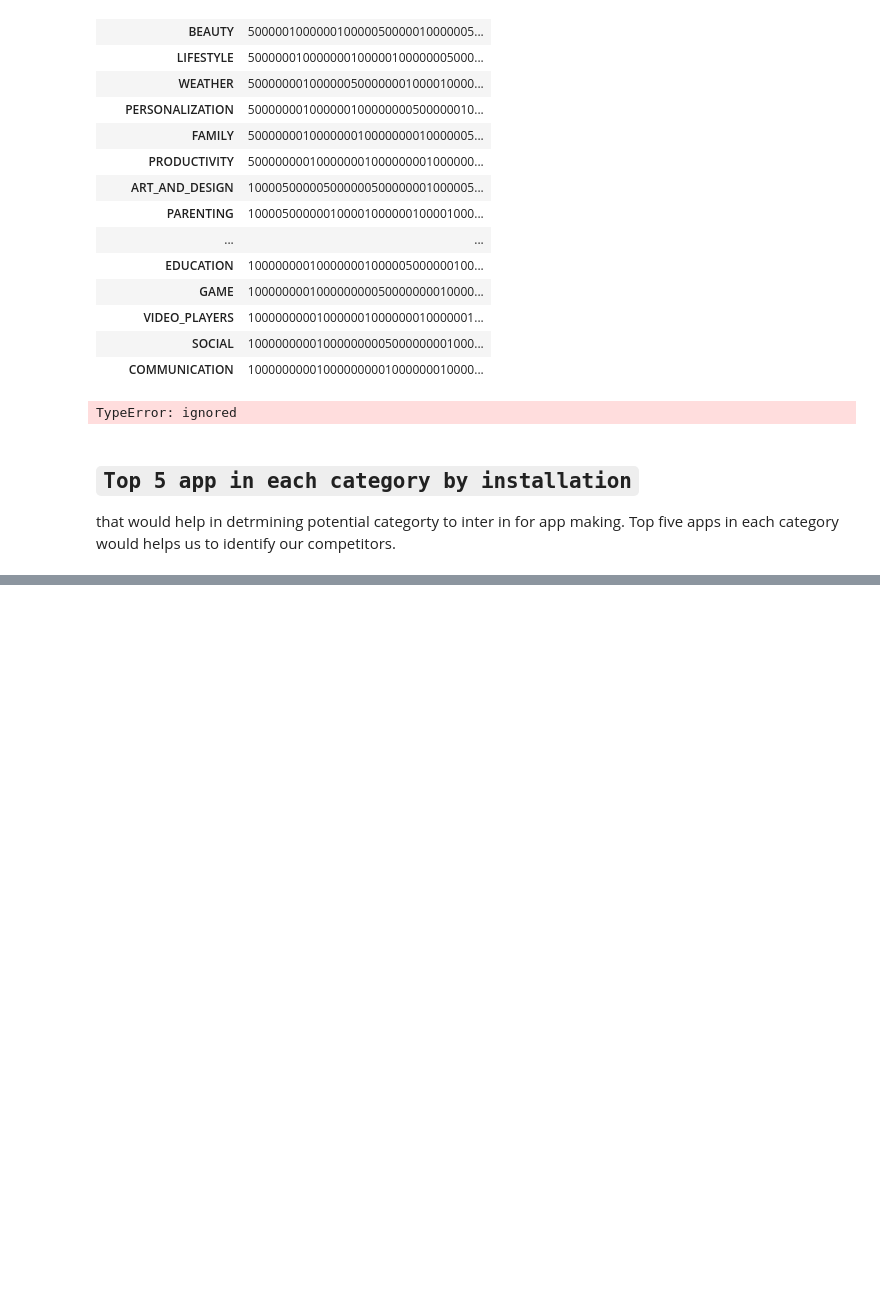
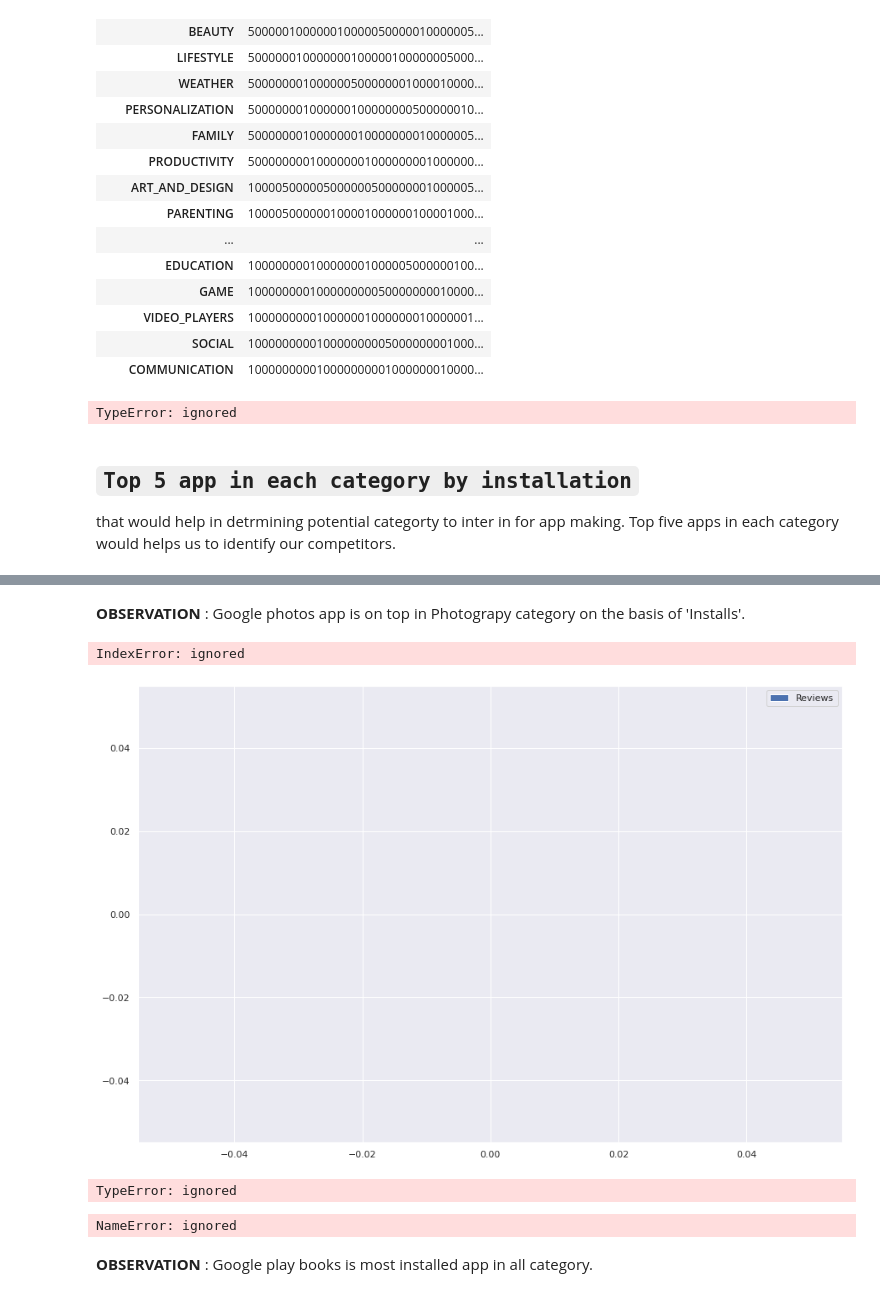
Before and after one commit to itsmimahi/Play-Store-App-Data-Analysis, a Jupyter notebook: My_EDA_.ipynb, the cells around one changed output, grey strips where cells are left out. Drawn from its saved outputs; the diff is of its cells as text; code cells hidden in the pictures; blank space fills up the shorter version.

```diff
--- a/My_EDA_.ipynb
+++ b/My_EDA_.ipynb
@@ -677,0 +756,27 @@ top5_social_app_by_install.Installs.plot(kind='bar', color='darkorange', ax=ax
+# %% [markdown]
+**OBSERVATION** : Google photos app is on top in Photograpy category on the basis of 'Installs'.
+# %%
+# Top 5 apps in NEWS AND MAGZINES category.
+top5_newsandmagzines_app_by_reviews = app_df[app_df['Category']=='NEWS AND MAGAZINES'].groupby(['App']).agg({'Reviews': np.sum}).sort_values('Reviews', ascending=False).head()
+top5_newsandmagzines_app_by_reviews.sort_values('Reviews').plot(kind='barh')
+plt.xlabel('No of Reviews')
+plt.ylabel('Apps')
+plt.title('Top 5 apps in NEWS AND MAGAZINES Category')
+plt.show()
+# %% [output]
+IndexError: ignored
+[figure, added]
+# %%
+top10_apps_by_install=app_df.groupby(['App']).agg({'Installs': np.mean}).sort_values('Installs',ascending=False).head(10)
+top10_apps_by_install.sort_values('Installs')
+# %% [output]
+TypeError: ignored
+# %%
+top10_apps_by_install.sort_values('Installs', ascending=False).plot.barh(color ='maroon')
+#plt.show()
+plt.xlabel('Reviews')
+plt.title('Top 10 apps by reviews')
+# %% [output]
+NameError: ignored
+# %% [markdown]
+**OBSERVATION** : Google play books is most installed app in all category.
```
Also changed, not shown: parts of 45 cells of this notebook.
